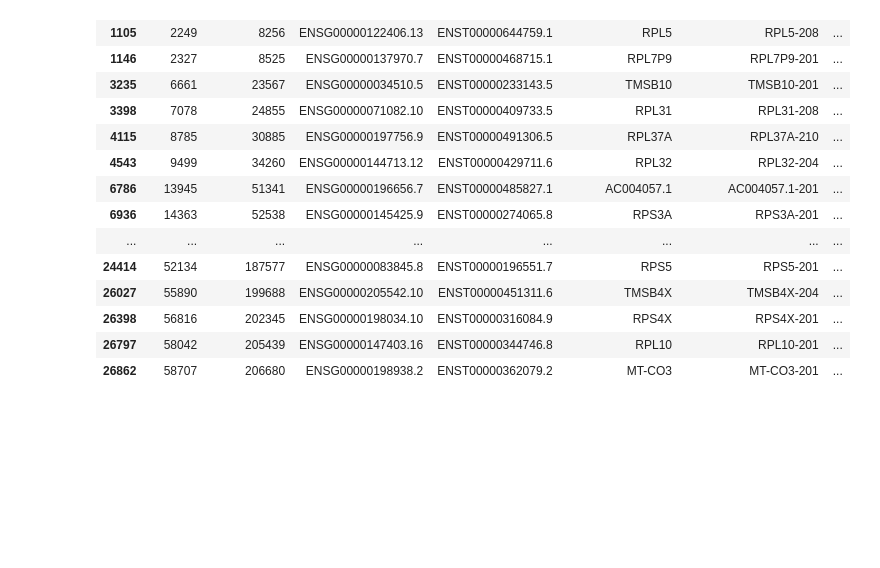
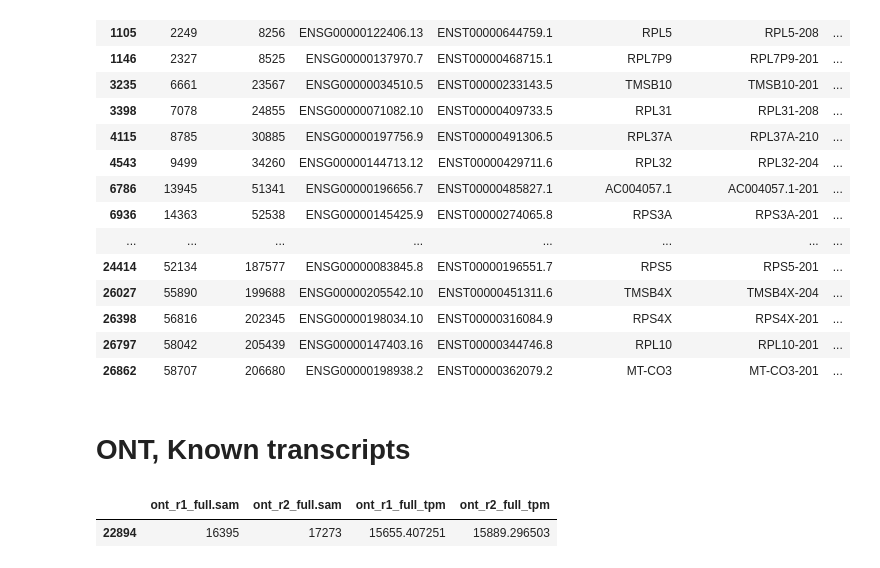
Before and after one commit to mortazavilab/TALON-paper-2020, a Jupyter notebook: nomogram/expression_boxplot.ipynb, the cells around one changed output. Cells and saved outputs as stored; diff of their text form; code cells hidden in the pictures; blank space fills up the shorter version.

```diff
--- a/nomogram/expression_boxplot.ipynb
+++ b/nomogram/expression_boxplot.ipynb
@@ -493,3 +495,18 @@ ab
 # %%
 ab = ab.loc[ab.transcript_ID.isin(ids)]
 ab.to_csv('bad_ont_bois.tsv', sep='\t')
+# %% [markdown]
+# ONT, Known transcripts
+# %%
+df = pd.read_csv('ont_talon/ont_full_filt_talon_abundance_filtered.tsv', sep='\t')
+# %%
+r1_total = df['ont_r1_full.sam'].sum()
+df['ont_r1_full_tpm'] = (df['ont_r1_full.sam']*1000000)/r1_total
+
+r2_total = df['ont_r2_full.sam'].sum()
+df['ont_r2_full_tpm'] = (df['ont_r2_full.sam']*1000000)/r2_total
+# %%
+df.loc[df.transcript_ID ==199688.0, ['ont_r1_full.sam', 'ont_r2_full.sam', 'ont_r1_full_tpm', 'ont_r2_full_tpm']]
+# %% [output]
+|  | ont_r1_full.sam | ont_r2_full.sam | ont_r1_full_tpm | ont_r2_full_tpm |
+| 22894 | 16395 | 17273 | 15655.407251 | 15889.296503 |
```
Also changed, not shown: parts of 7 cells of this notebook, 1 other file.
